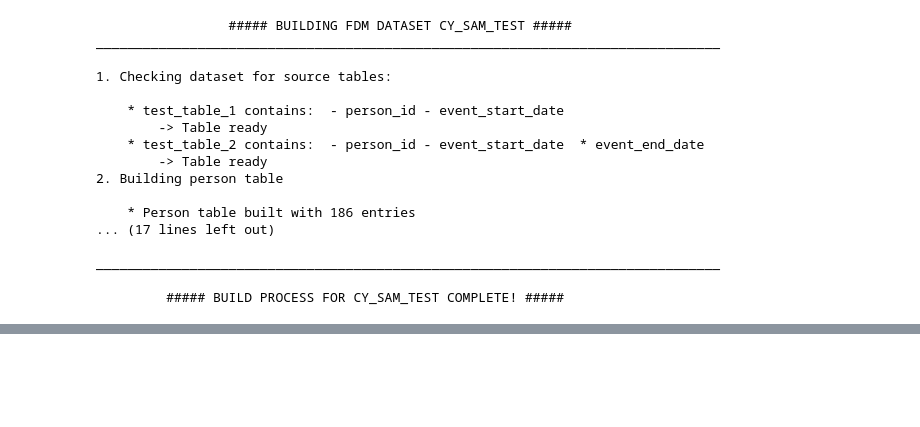
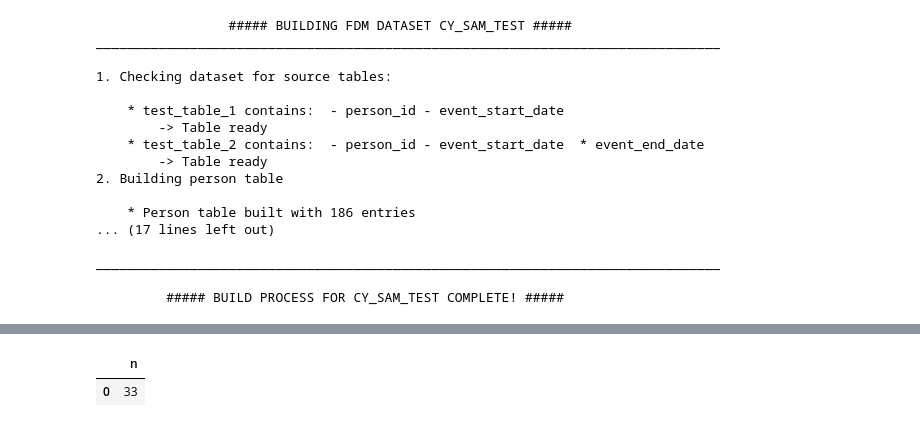
Before and after one commit to ConnectedBradford/FDM_Builder_Original, a Jupyter notebook: fdm_builder_tutorial.ipynb, the cells around one changed output, grey strips where cells are left out. Cells and saved outputs as stored; diff of their text form; code cells hidden in the pictures; blank space fills up the shorter version.

```diff
--- a/fdm_builder_tutorial.ipynb
+++ b/fdm_builder_tutorial.ipynb
@@ -182,0 +289,2 @@ ________________________________________________________________________________
+# %%
+blah = CLIENT.get_table("CY_FDM_MASTER.person")
@@ -182,0 +321,5 @@ ________________________________________________________________________________
+# %%
+blah
+# %% [output]
+|  | n |
+| 0 | 33 |
```
Also changed, not shown: parts of 23 cells of this notebook, 1 other file.
